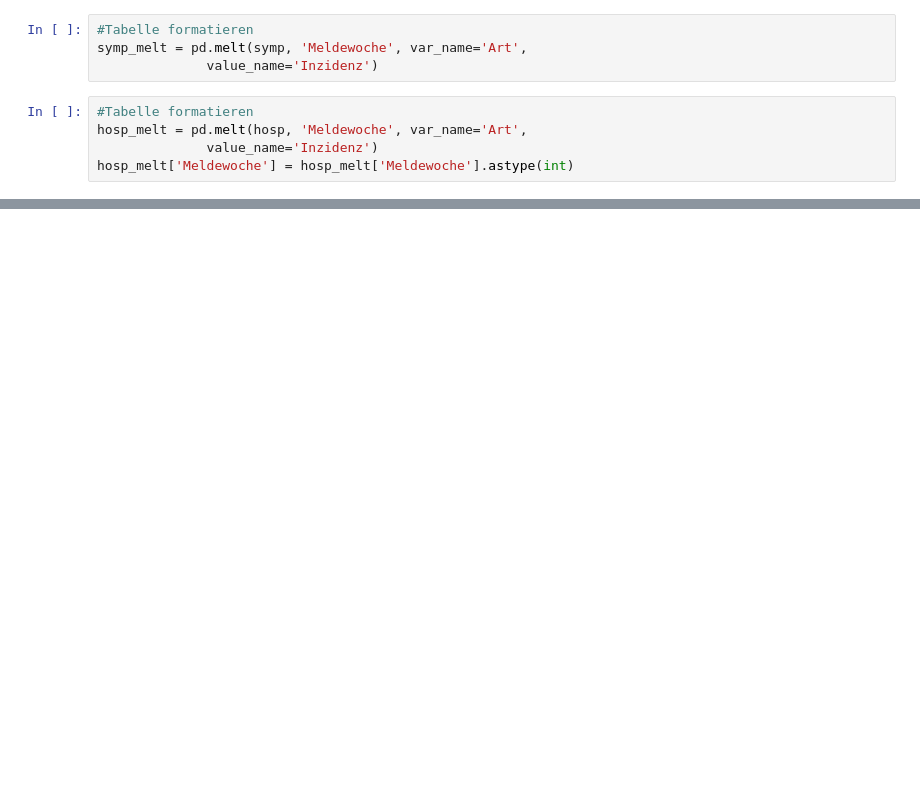
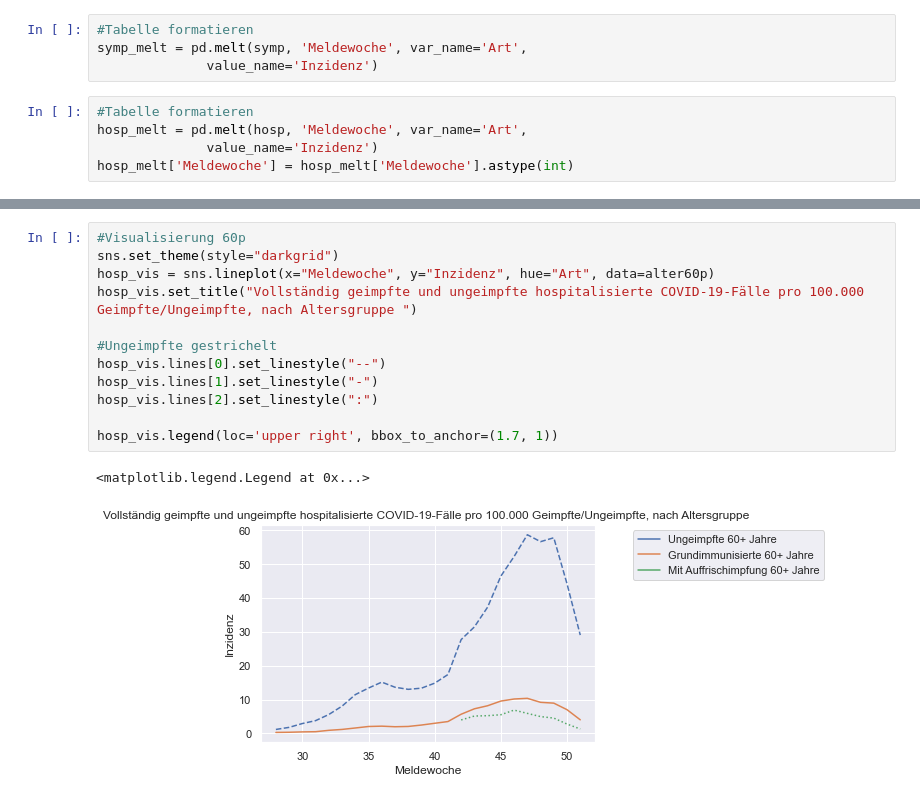
Before and after one commit to practicePY/Impfung_Corona, a Jupyter notebook: Inzidenz_Impfstatus.ipynb, the cells around one changed output, grey strips where cells are left out. Saved outputs shown, nothing was run; the diff lists cells and outputs as text; blank space fills up the shorter version.

```diff
--- a/Inzidenz_Impfstatus.ipynb
+++ b/Inzidenz_Impfstatus.ipynb
@@ -37,0 +93,15 @@ hosp_vis.legend(loc='upper right', bbox_to_anchor=(1.7, 1))
+# %%
+#Visualisierung 60p
+sns.set_theme(style="darkgrid")
+hosp_vis = sns.lineplot(x="Meldewoche", y="Inzidenz", hue="Art", data=alter60p)
+hosp_vis.set_title("Vollständig geimpfte und ungeimpfte hospitalisierte COVID-19-Fälle pro 100.000 Geimpfte/Ungeimpfte, nach Altersgruppe ")
+
+#Ungeimpfte gestrichelt
+hosp_vis.lines[0].set_linestyle("--")
+hosp_vis.lines[1].set_linestyle("-")
+hosp_vis.lines[2].set_linestyle(":")
+
+hosp_vis.legend(loc='upper right', bbox_to_anchor=(1.7, 1))
+# %% [output]
+<matplotlib.legend.Legend at 0x...>
+[figure, added]
```
Also changed, not shown: parts of 10 cells of this notebook.
